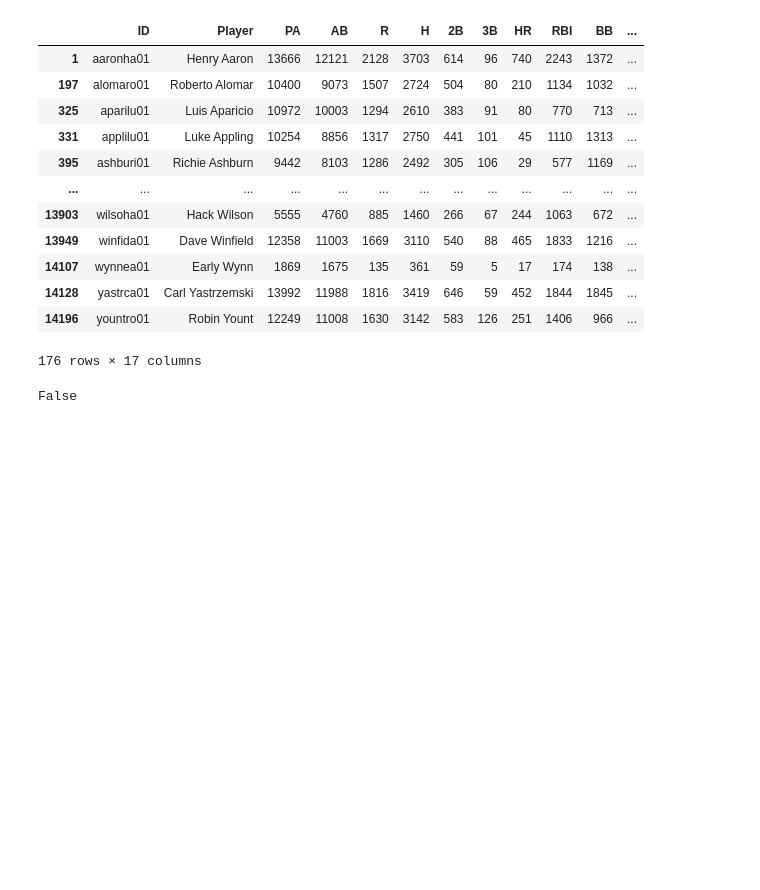
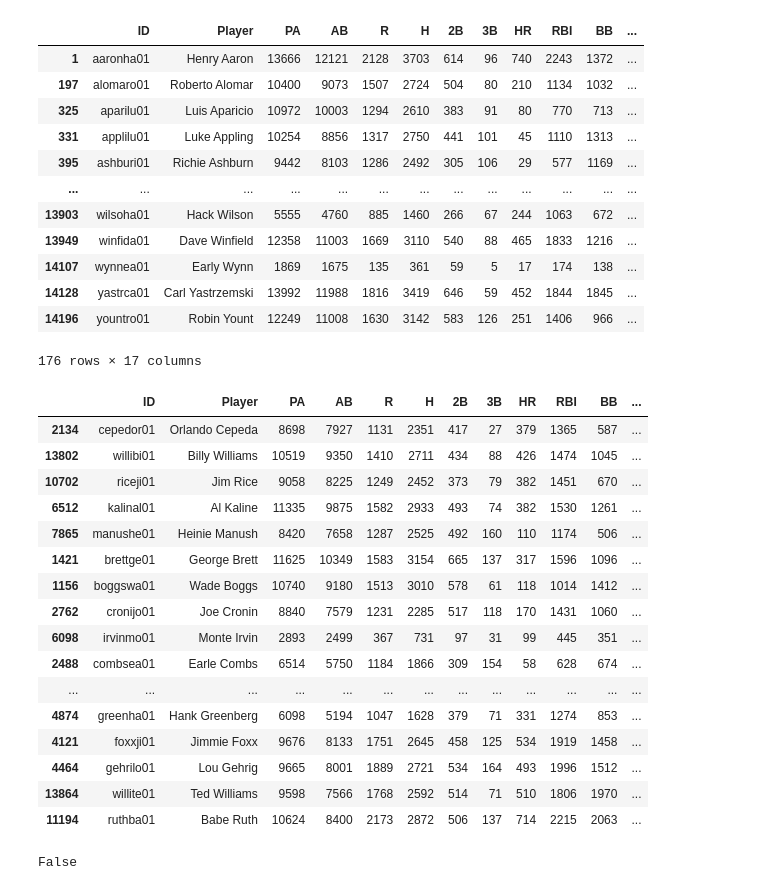
Before and after one commit to donnajharris/cp640_project, a Jupyter notebook: harr2890_project/harr2890_project_step2_data_prep.ipynb, the cells around one changed output. Cells and saved outputs as stored; diff of their text form; code cells hidden in the pictures; blank space fills up the shorter version.

```diff
--- a/harr2890_project/harr2890_project_step2_data_prep.ipynb
+++ b/harr2890_project/harr2890_project_step2_data_prep.ipynb
@@ -293,6 +314,30 @@ career[career['Inductee'] == 1 ]
 | 14128 | yastrca01 | Carl Yastrzemski | 13992 | 11988 | 1816 | 3419 | 646 | 59 | 452 | 1844 | 1845 | ... |
 | 14196 | yountro01 | Robin Yount | 12249 | 11008 | 1630 | 3142 | 583 | 126 | 251 | 1406 | 966 | ... |
 176 rows × 17 columns
+# %%
+hofers = career[career['Inductee'] == 1 ]
+
+sorted_hofers = hofers.sort_values(by=['OPS'], ascending=True)
+
+sorted_hofers.tail(60)
+# %% [output]
+|  | ID | Player | PA | AB | R | H | 2B | 3B | HR | RBI | BB | ... |
+| 2134 | cepedor01 | Orlando Cepeda | 8698 | 7927 | 1131 | 2351 | 417 | 27 | 379 | 1365 | 587 | ... |
+| 13802 | willibi01 | Billy Williams | 10519 | 9350 | 1410 | 2711 | 434 | 88 | 426 | 1474 | 1045 | ... |
+| 10702 | riceji01 | Jim Rice | 9058 | 8225 | 1249 | 2452 | 373 | 79 | 382 | 1451 | 670 | ... |
+| 6512 | kalinal01 | Al Kaline | 11335 | 9875 | 1582 | 2933 | 493 | 74 | 382 | 1530 | 1261 | ... |
+| 7865 | manushe01 | Heinie Manush | 8420 | 7658 | 1287 | 2525 | 492 | 160 | 110 | 1174 | 506 | ... |
+| 1421 | brettge01 | George Brett | 11625 | 10349 | 1583 | 3154 | 665 | 137 | 317 | 1596 | 1096 | ... |
+| 1156 | boggswa01 | Wade Boggs | 10740 | 9180 | 1513 | 3010 | 578 | 61 | 118 | 1014 | 1412 | ... |
+| 2762 | cronijo01 | Joe Cronin | 8840 | 7579 | 1231 | 2285 | 517 | 118 | 170 | 1431 | 1060 | ... |
+| 6098 | irvinmo01 | Monte Irvin | 2893 | 2499 | 367 | 731 | 97 | 31 | 99 | 445 | 351 | ... |
+| 2488 | combsea01 | Earle Combs | 6514 | 5750 | 1184 | 1866 | 309 | 154 | 58 | 628 | 674 | ... |
+| ... | ... | ... | ... | ... | ... | ... | ... | ... | ... | ... | ... | ... |
+| 4874 | greenha01 | Hank Greenberg | 6098 | 5194 | 1047 | 1628 | 379 | 71 | 331 | 1274 | 853 | ... |
+| 4121 | foxxji01 | Jimmie Foxx | 9676 | 8133 | 1751 | 2645 | 458 | 125 | 534 | 1919 | 1458 | ... |
+| 4464 | gehrilo01 | Lou Gehrig | 9665 | 8001 | 1889 | 2721 | 534 | 164 | 493 | 1996 | 1512 | ... |
+| 13864 | willite01 | Ted Williams | 9598 | 7566 | 1768 | 2592 | 514 | 71 | 510 | 1806 | 1970 | ... |
+| 11194 | ruthba01 | Babe Ruth | 10624 | 8400 | 2173 | 2872 | 506 | 137 | 714 | 2215 | 2063 | ... |
 # %%
 career.isnull().values.any()
 # %% [output]
```
Also changed, not shown: parts of 2 cells of this notebook, 2 other files.
